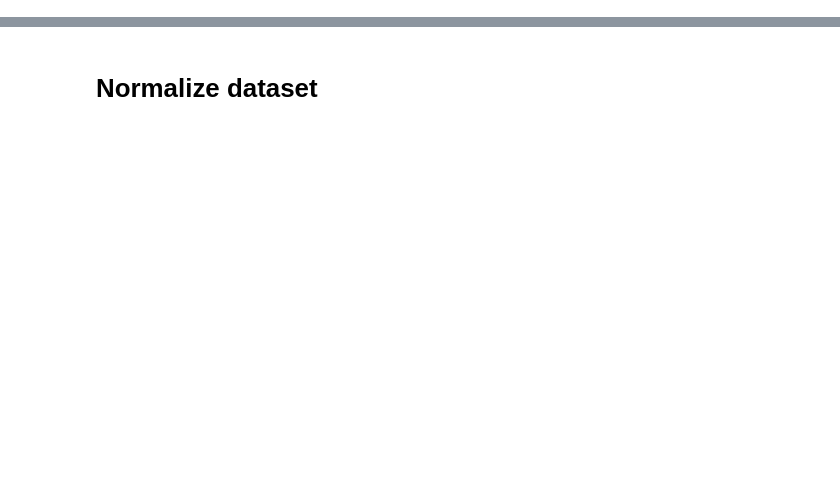
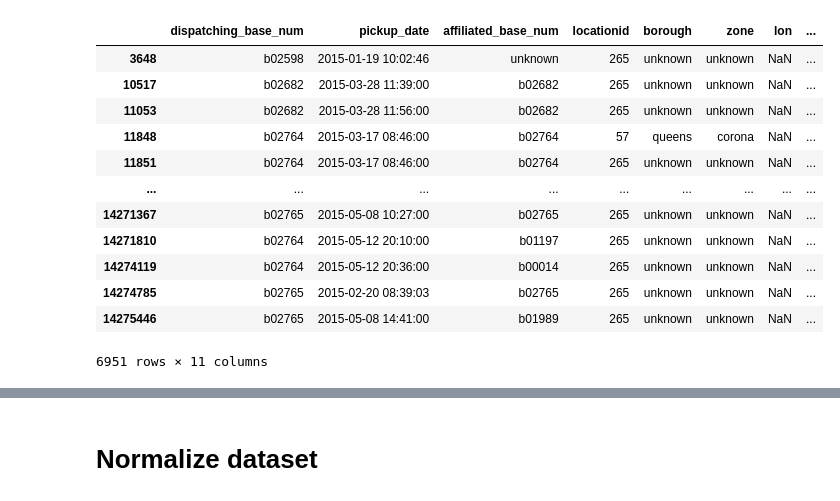
Before and after one commit to helene-mourez/UBER_PICKUPS, a Jupyter notebook: 04-Uber-Pickups_kmeans.ipynb, the cells around one changed output, grey strips where cells are left out. Saved outputs shown, nothing was run; the diff lists cells and outputs as text; code cells hidden in the pictures; blank space fills up the shorter version.

```diff
--- a/04-Uber-Pickups_kmeans.ipynb
+++ b/04-Uber-Pickups_kmeans.ipynb
@@ -12,0 +10,3 @@ df_sample.head(1)
+# %%
+df = pd.read_csv('c/df.csv')
+print('Lines / Columns : ', df.shape)
@@ -12,0 +15,3 @@ df_sample.head(1)
+# %%
+df['pickup_date'] = pd.to_datetime(df['pickup_date'])
+df['pickup_date'].dtype
@@ -13,7 +20,7 @@ df_sample.head(1)
 # %%
-df_sample["pickup_date"] = pd.to_datetime(df_sample["pickup_date"])
-df_sample['month'] = df_sample["pickup_date"].dt.month
-df_sample["hour"] = df_sample["pickup_date"].dt.hour
-df_sample["dayofweek"] = df_sample["pickup_date"].dt.dayofweek
-df_sample.head(1)
+df["pickup_date"] = pd.to_datetime(df["pickup_date"])
+df['month'] = df["pickup_date"].dt.month
+df["hour"] = df["pickup_date"].dt.hour
+df["dayofweek"] = df["pickup_date"].dt.dayofweek
+df['pickup_date'].dtype
 # %% [output]
@@ -21,0 +47,16 @@ df_sample.head(1)
+# %%
+df[df['lon'].isna() | df['lat'].isna()]
+# %% [output]
+|  | dispatching_base_num | pickup_date | affiliated_base_num | locationid | borough | zone | lon | ... |
+| 3648 | b02598 | 2015-01-19 10:02:46 | unknown | 265 | unknown | unknown | NaN | ... |
+| 10517 | b02682 | 2015-03-28 11:39:00 | b02682 | 265 | unknown | unknown | NaN | ... |
+| 11053 | b02682 | 2015-03-28 11:56:00 | b02682 | 265 | unknown | unknown | NaN | ... |
+| 11848 | b02764 | 2015-03-17 08:46:00 | b02764 | 57 | queens | corona | NaN | ... |
+| 11851 | b02764 | 2015-03-17 08:46:00 | b02764 | 265 | unknown | unknown | NaN | ... |
+| ... | ... | ... | ... | ... | ... | ... | ... | ... |
+| 14271367 | b02765 | 2015-05-08 10:27:00 | b02765 | 265 | unknown | unknown | NaN | ... |
+| 14271810 | b02764 | 2015-05-12 20:10:00 | b01197 | 265 | unknown | unknown | NaN | ... |
+| 14274119 | b02764 | 2015-05-12 20:36:00 | b00014 | 265 | unknown | unknown | NaN | ... |
+| 14274785 | b02765 | 2015-02-20 08:39:03 | b02765 | 265 | unknown | unknown | NaN | ... |
+| 14275446 | b02765 | 2015-05-08 14:41:00 | b01989 | 265 | unknown | unknown | NaN | ... |
+6951 rows × 11 columns
```
Also changed, not shown: parts of 24 cells of this notebook, 5 other files.
